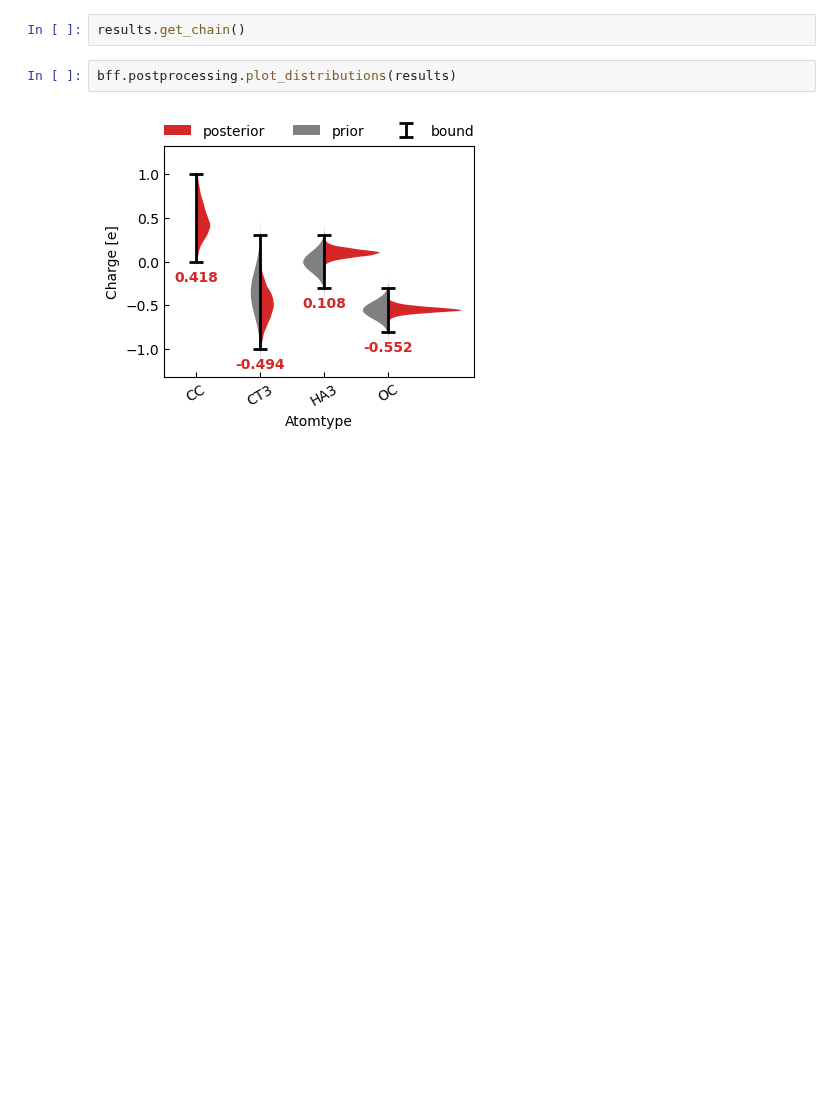
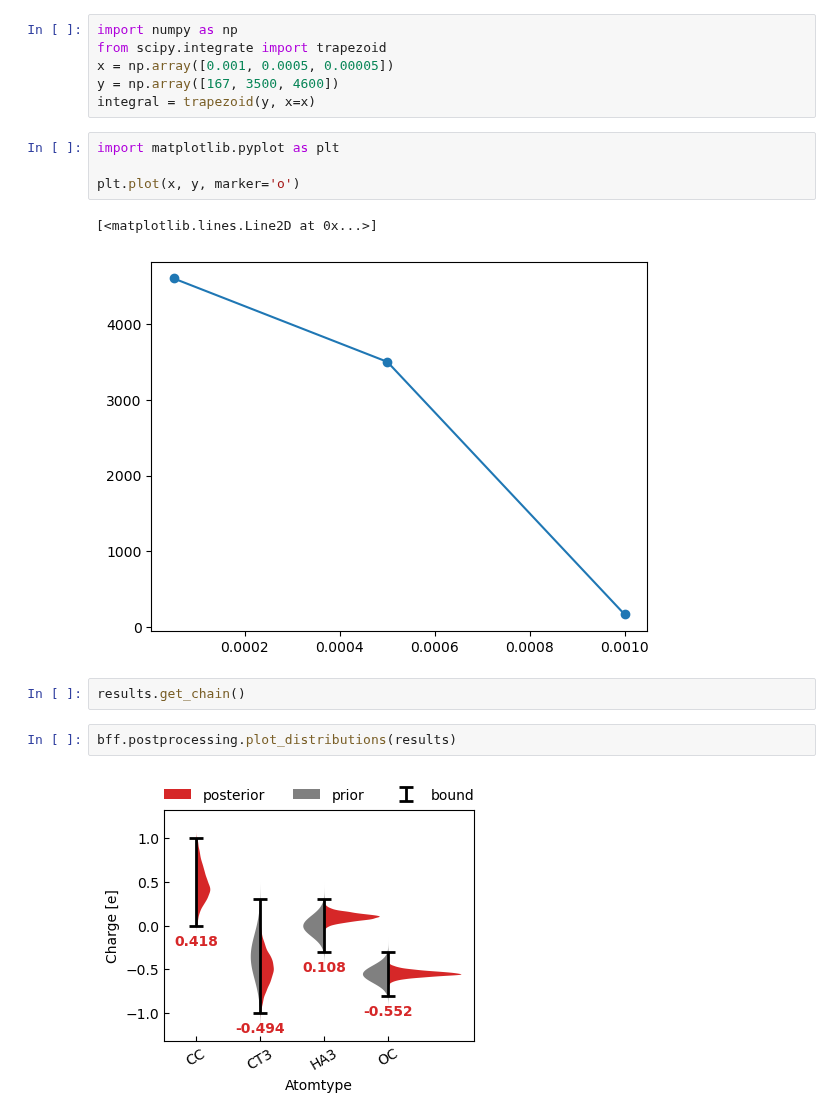
Before and after one commit to vojtechkostal/BayesicForceFields, a Jupyter notebook: examples/acetate/05-analysis/analysis.ipynb, the cells around one changed output. Cells and saved outputs as stored; diff of their text form; blank space fills up the shorter version.

```diff
--- a/examples/acetate/05-analysis/analysis.ipynb
+++ b/examples/acetate/05-analysis/analysis.ipynb
@@ -63,3 +86,16 @@ results = optimizer.run(n_max=15000)
+# %%
+import numpy as np
+from scipy.integrate import trapezoid
+x = np.array([0.001, 0.0005, 0.00005])
+y = np.array([167, 3500, 4600])
+integral = trapezoid(y, x=x)
+# %%
+import matplotlib.pyplot as plt
+
+plt.plot(x, y, marker='o')
+# %% [output]
+[<matplotlib.lines.Line2D at 0x...>]
+[figure, added]
 # %%
 results.get_chain()
 # %%
```
Also changed, not shown: parts of 4 cells of this notebook, 3 other files.
